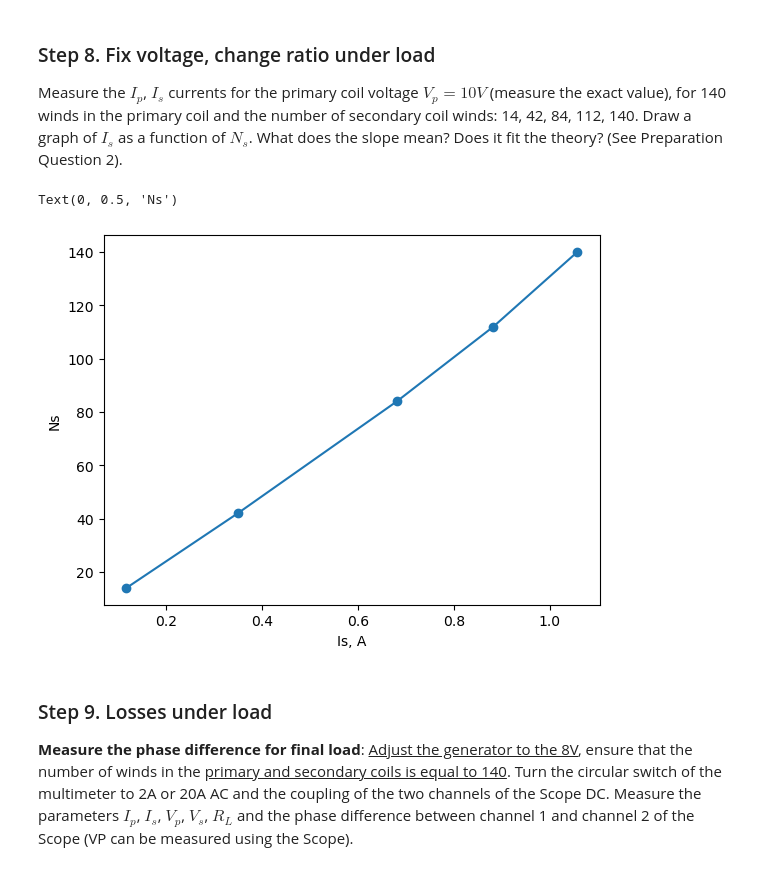
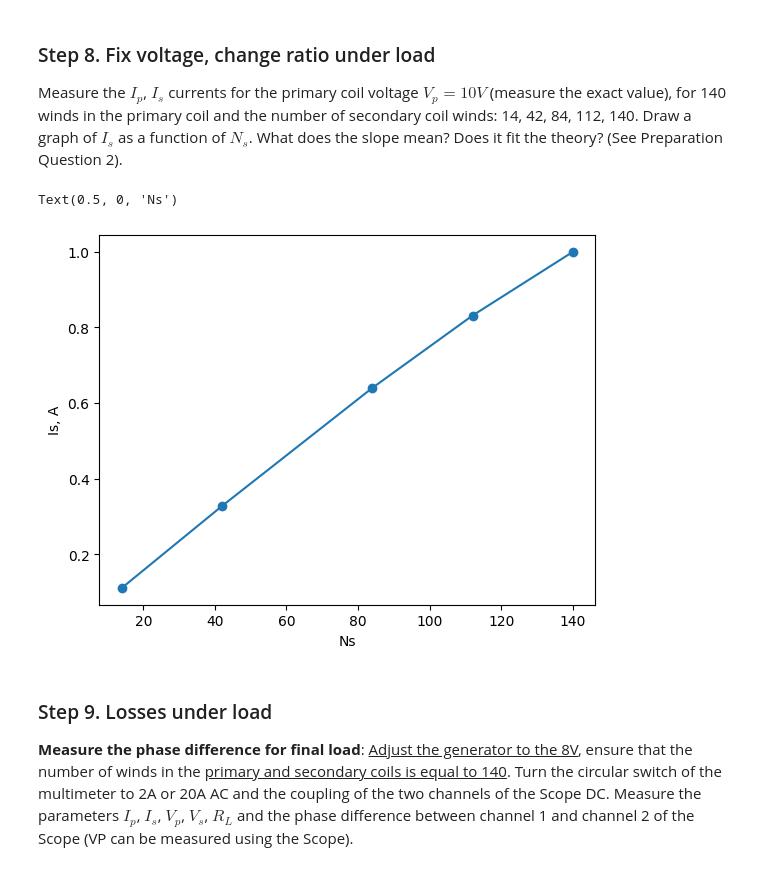
Before and after one commit to evgeny-kolonsky/Lab2_Transformer, a Jupyter notebook: Technion_ph_Transformer_lab.ipynb, the cells around one changed output. Drawn from its saved outputs; the diff is of its cells as text; code cells hidden in the pictures.

```diff
--- a/Technion_ph_Transformer_lab.ipynb
+++ b/Technion_ph_Transformer_lab.ipynb
@@ -641,25 +644,25 @@ Text(0, 0.5, 'Is, A')
 Measure the $𝐼_𝑝$, $𝐼_𝑠$ currents for the primary coil voltage $𝑉_𝑝 = 10𝑉$ (measure the exact value), for 140 winds in the primary coil and the number of secondary coil winds: 14, 42, 84, 112, 140. Draw a graph of $𝐼_𝑠$ as a function of $𝑁_𝑠$. What does the slope mean? Does it fit the theory? (See Preparation Question 2).
 # %%
 # measurements: each line a point Ns, Vp, Ip, Vs
-RL = 9.97 # Ohm
+RL = 9.5 # Ohm
 measurements = '''
-14 10.91 0.41553 1.176
-42 10.89 0.48611 3.489
-84 10.7883 0.77493 6.794
-112 10.7014 10.083 8.797
-140 10.5879 1.457 10.539
+14 10.8 0.34 1.05
+42 10.78 0.39 3.11
+84 10.71 0.64 6.08
+112 10.64 0.90 7.90
+140 10.65 1.23 9.5
 '''
 data = np.genfromtxt(measurements.splitlines(), dtype=float)
 Ns, Vp, Ip, Vs = data.T
 Np = 140
 Is = Vs / RL
 
-plt.plot(Is, Ns, '-o')
-plt.xlabel('Is, A')
-plt.ylabel('Ns')
+plt.plot(Ns, Is, '-o')
+plt.ylabel('Is, A')
+plt.xlabel('Ns')
 # %% [output]
-Text(0, 0.5, 'Ns')
+Text(0.5, 0, 'Ns')
-[figure, old version]
+[figure, new version]
 # %% [markdown]
 ### Step 9. Losses under load
 
```
Also changed, not shown: parts of 10 cells of this notebook.
